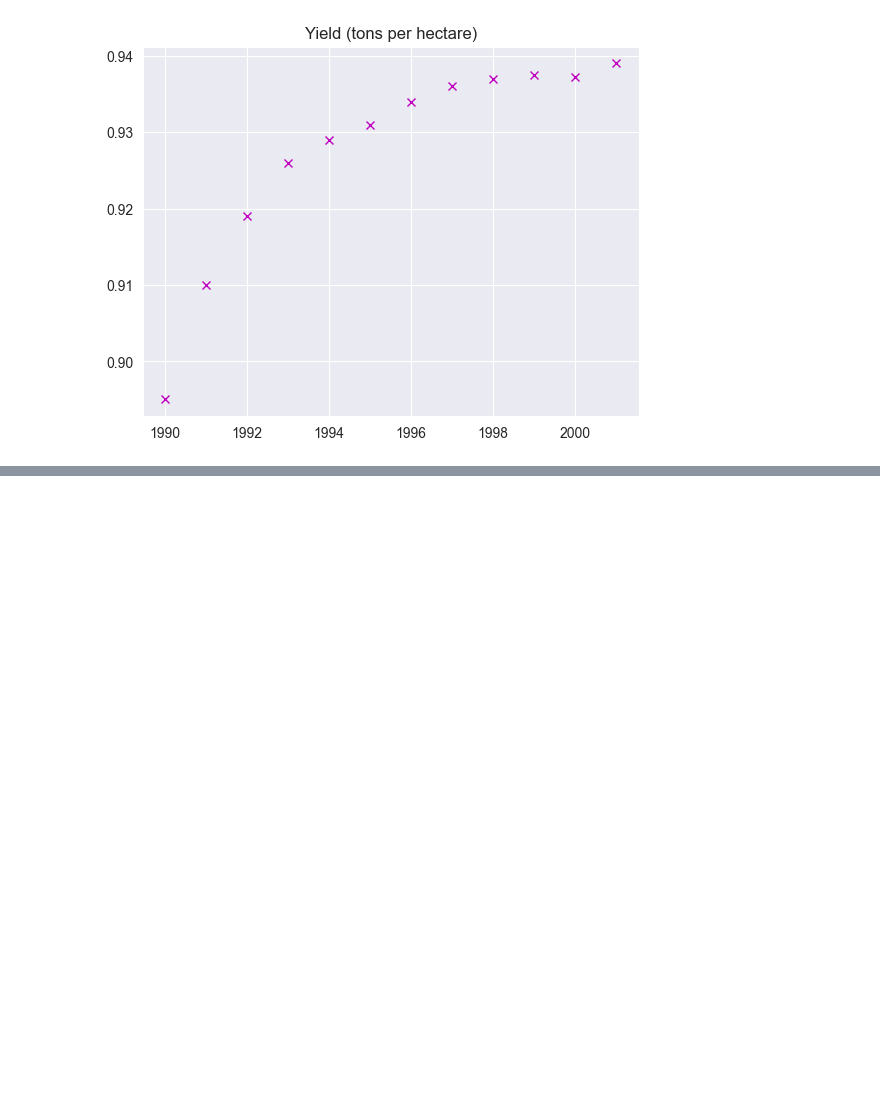
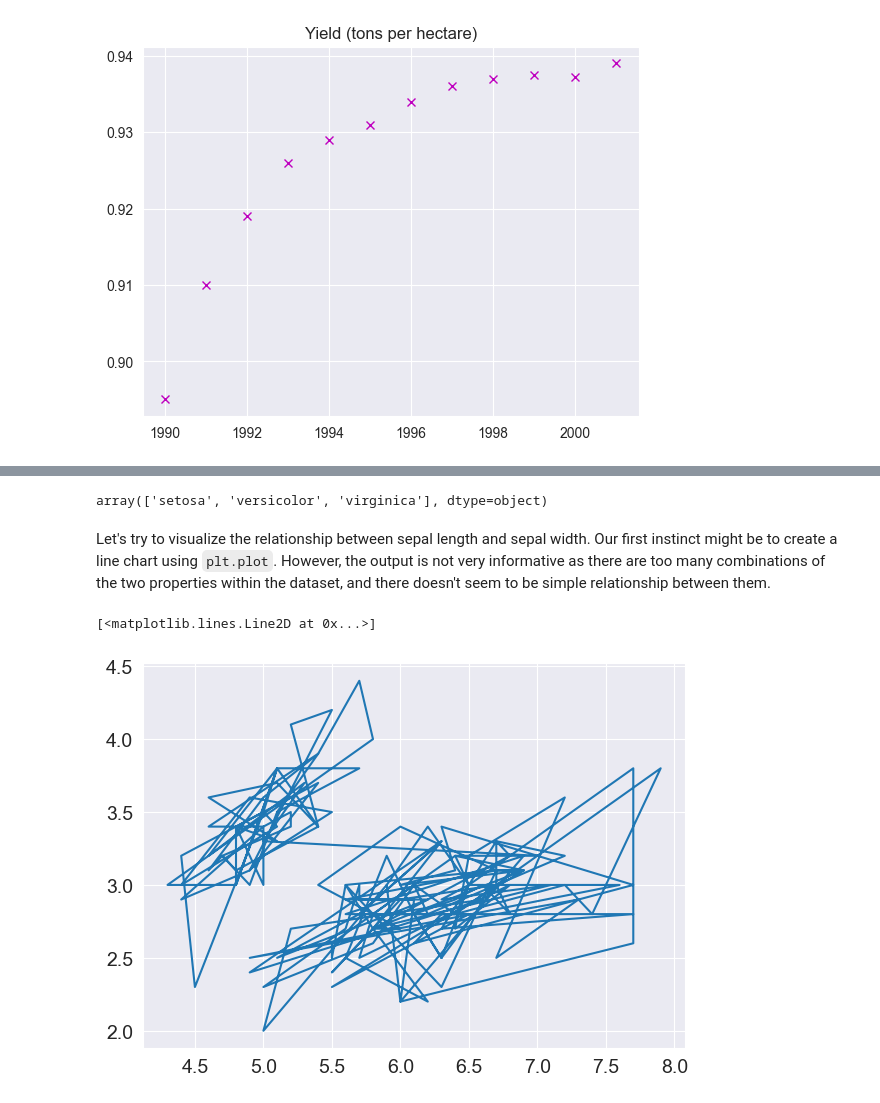
Before and after one commit to OjPreshuz/Matplotlib-Tutorial, a Jupyter notebook: matplotlib_tutorial.ipynb, the cells around one changed output, grey strips where cells are left out. Saved outputs shown, nothing was run; the diff lists cells and outputs as text; code cells hidden in the pictures; blank space fills up the shorter version.

```diff
--- a/matplotlib_tutorial.ipynb
+++ b/matplotlib_tutorial.ipynb
@@ -191,0 +198,2 @@ matplotlib.rcParams['figure.facecolor'] = '#00000000'
+# %%
+flowers_df = sns.load_dataset('iris')
@@ -191,0 +216,11 @@ matplotlib.rcParams['figure.facecolor'] = '#00000000'
+# %%
+flowers_df.species.unique()
+# %% [output]
+array(['setosa', 'versicolor', 'virginica'], dtype=object)
+# %% [markdown]
+Let's try to visualize the relationship between sepal length and sepal width. Our first instinct might be to create a line chart using `plt.plot`. However, the output is not very informative as there are too many combinations of the two properties within the dataset, and there doesn't seem to be simple relationship between them.
+# %%
+plt.plot(flowers_df.sepal_length, flowers_df.sepal_width)
+# %% [output]
+[<matplotlib.lines.Line2D at 0x...>]
+[figure, added]
```
Also changed, not shown: parts of 8 cells of this notebook.
